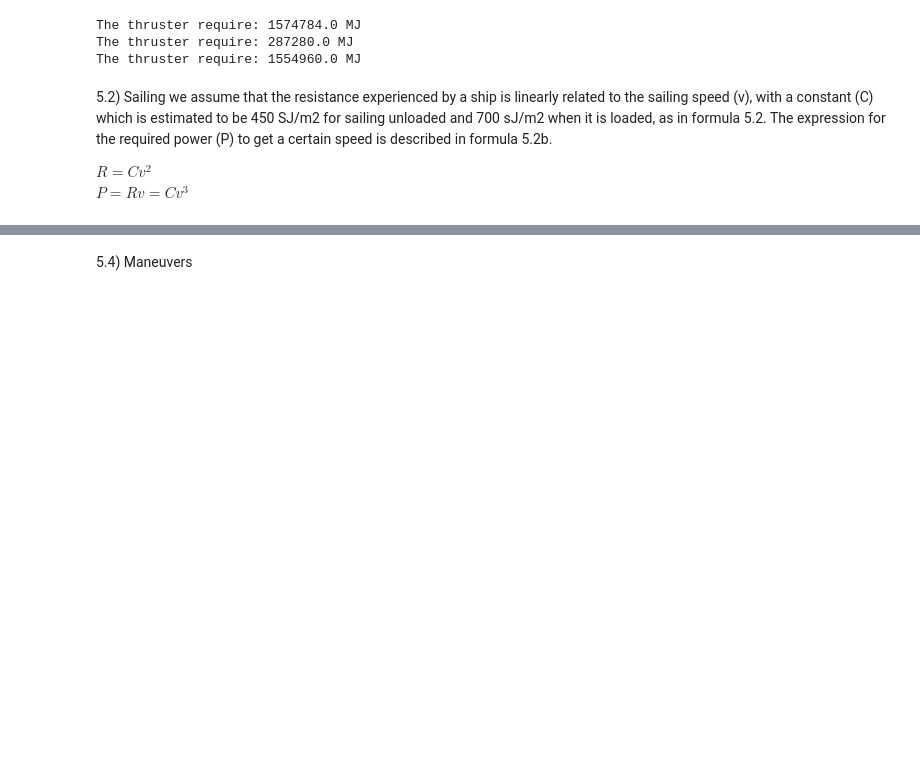
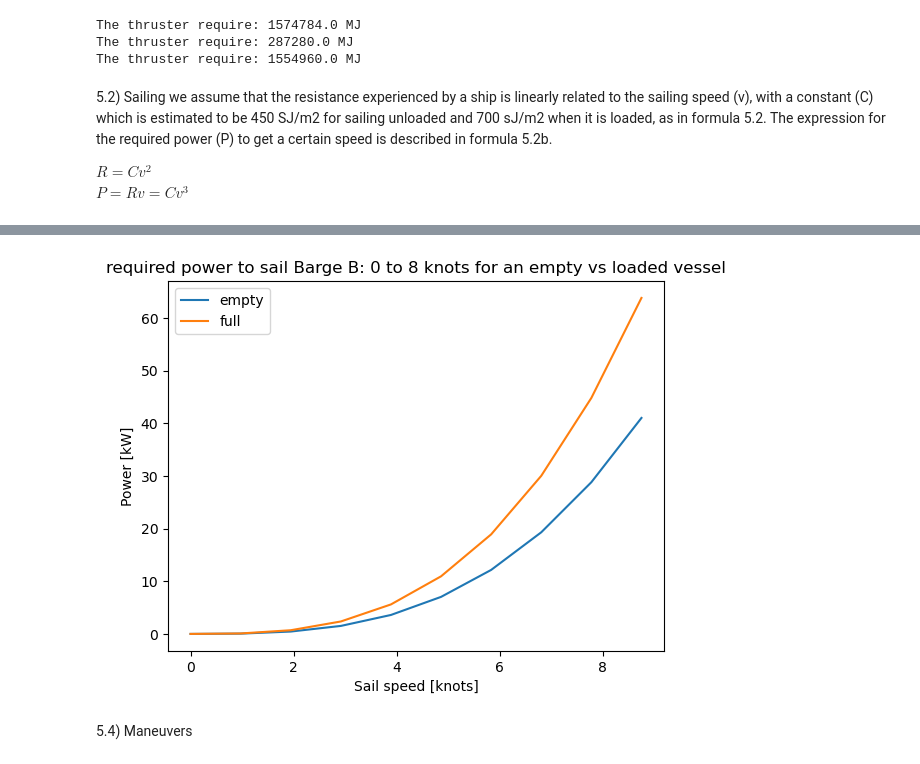
Before and after one commit to denisepierce01/Dredging, a Jupyter notebook: Dredging_FULL.ipynb, the cells around one changed output, grey strips where cells are left out. Cells and saved outputs as stored; diff of their text form; code cells hidden in the pictures; blank space fills up the shorter version.

Commit message:
cleaning full

```diff
--- a/Dredging_FULL.ipynb
+++ b/Dredging_FULL.ipynb
@@ -405,29 +342,29 @@ v_serie
 [figure]
 # %%
-# #FOR BARGE A in CSD process
-# def calc_P_sail(v,c):
-#     return c * v**3
+#FOR BARGE B in CSD process
+def calc_P_sail(v,c):
+    return c * v**3
 
-# v_serie = np.arange(0,7*1.852+0.5,0.5) #1knot = 1.852km/h
+v_serie = np.arange(0,8*kn_to_ms+0.5,0.5) #1knot = 1.852km/h
 
-# P_empty_bargeA =[]
-# P_full_bargeA = []
-# for v in v_serie:
-#     P_empty_bargeA.append(calc_P_sail(v,450)/1000)
-#     P_full_bargeA.append(calc_P_sail(v,700)/1000)
+P_empty_bargeA =[]
+P_full_bargeA = []
+for v in v_serie:
+    P_empty_bargeA.append(calc_P_sail(v,450)/1000)
+    P_full_bargeA.append(calc_P_sail(v,700)/1000)
 
-# plt.plot(v_serie,P_empty_bargeA, label = 'empty')
-# plt.plot(v_serie,P_full_bargeA, label = 'full')
-# plt.title('required power to sail for 0 to 7 knots for an empty vs loaded vessel')
-# plt.plot(v_serie[24], P_full_bargeA[24], 'ro')
-# plt.legend();
-# plt.axhline(151)
-# plt.ylabel('Power [kW]')
-# plt.xlabel('Sail speed [m/s]');
+plt.plot(v_serie/kn_to_ms,P_empty_bargeA, label = 'empty')
+plt.plot(v_serie/kn_to_ms,P_full_bargeA, label = 'full')
+plt.title('required power to sail Barge B: 0 to 8 knots for an empty vs loaded vessel')
 
-# print('full speed', v_serie[12], 'm/s')
-# print('empty speed', v_serie[14], 'm/s')
-# print(P_full_bargeA[12], 'and', P_empty_bargeA[14])
+plt.legend();
+# plt.axhline(33)
+# plt.axvline(x=7)
+# plt.axvline(x=8.1)
+plt.ylabel('Power [kW]')
+plt.xlabel('Sail speed [knots]');
+# %% [output]
+[figure, added]
 # %% [markdown]
 5.4) Maneuvers
 # %%
```
Also changed, not shown: parts of 35 cells of this notebook, 1 other file.
